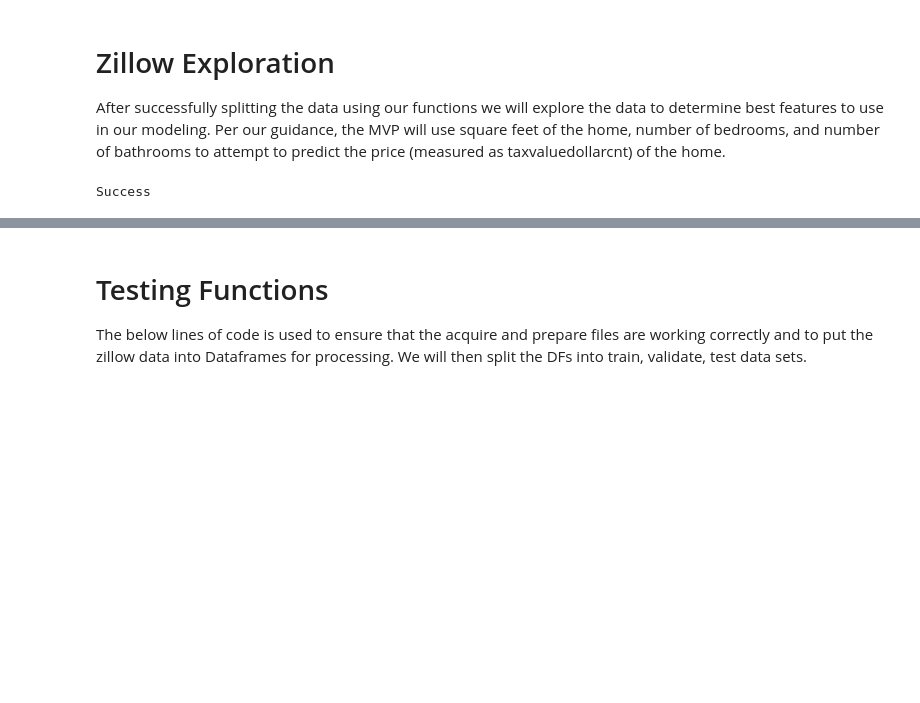
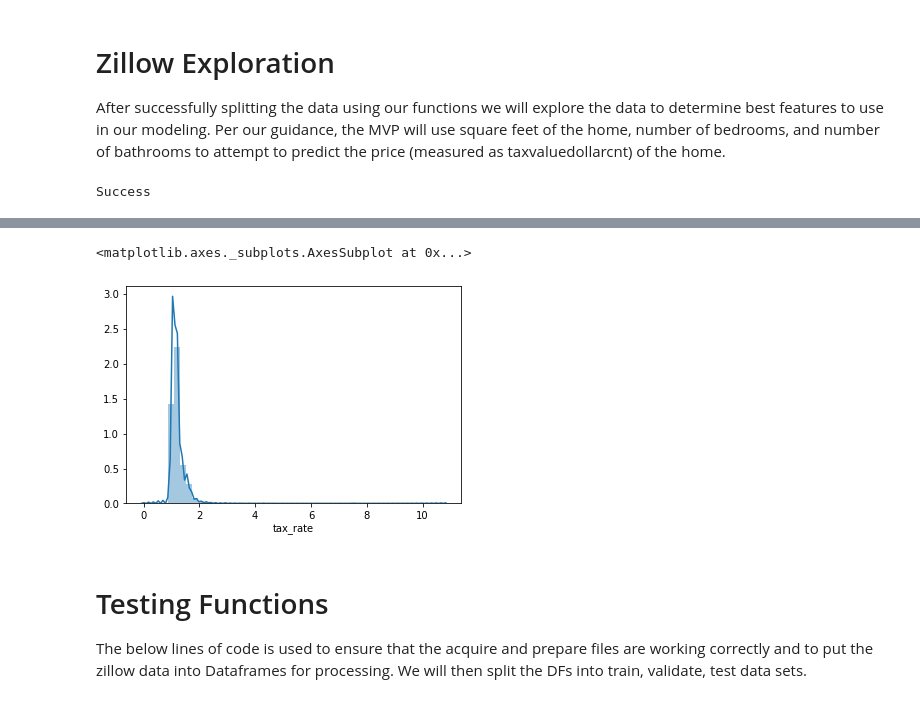
Before and after one commit to Robust-Analytics/zillow-project, a Jupyter notebook: tony_explore.ipynb, the cells around one changed output, grey strips where cells are left out. Cells and saved outputs as stored; diff of their text form; code cells hidden in the pictures; blank space fills up the shorter version.

```diff
--- a/tony_explore.ipynb
+++ b/tony_explore.ipynb
@@ -15,3 +88,8 @@ Success
+# %%
+sns.distplot(oc_properties['tax_rate'])
+# %% [output]
+<matplotlib.axes._subplots.AxesSubplot at 0x...>
+[figure, added]
 # %% [markdown]
 # Testing Functions
 The below lines of code is used to ensure that the acquire and prepare files are working correctly and to put the zillow data into Dataframes for processing. We will then split the DFs into train, validate, test data sets.
```
Also changed, not shown: parts of 35 cells of this notebook.
